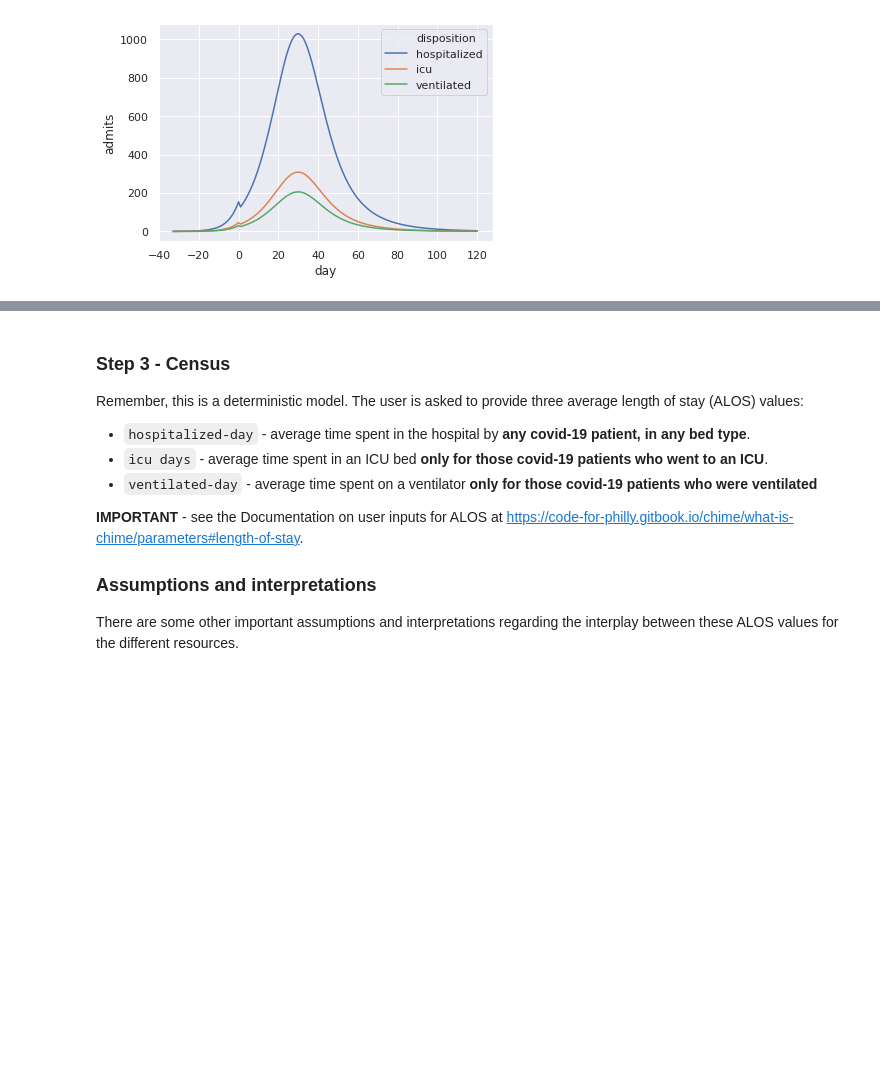
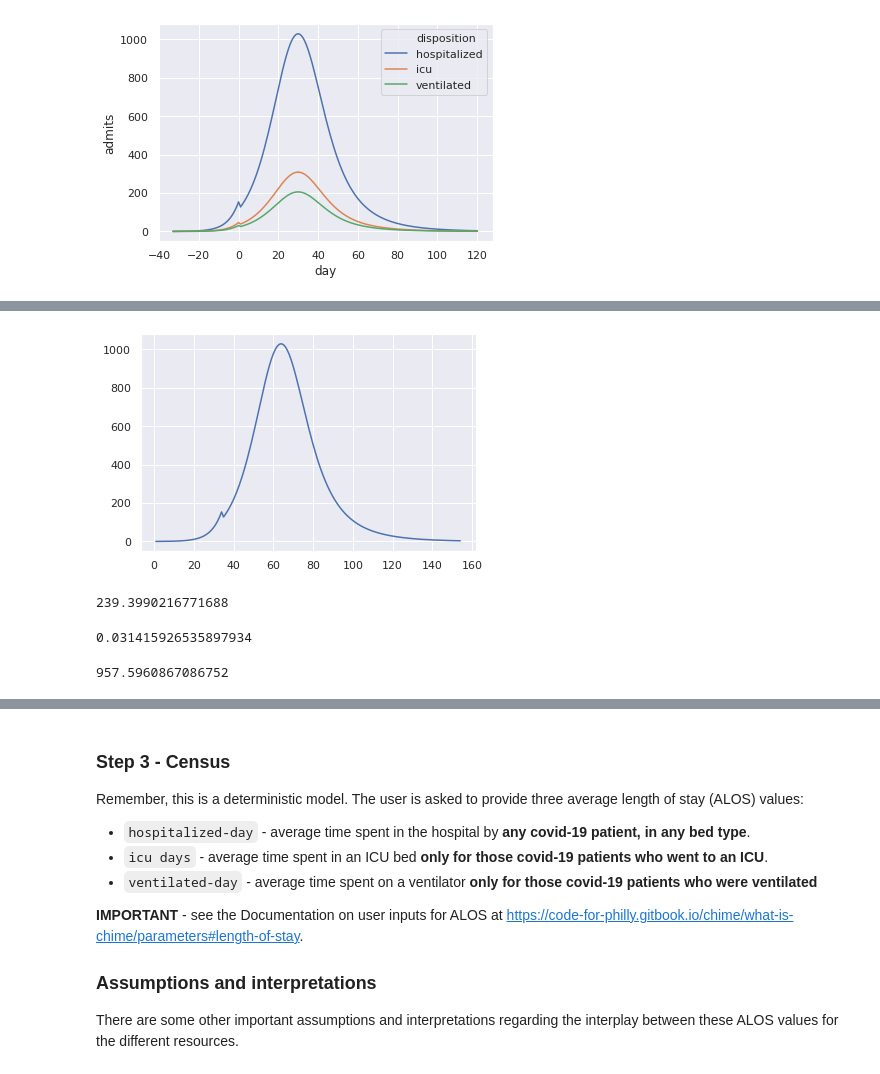
Before and after one commit to misken/c19, a Jupyter notebook: mychime/modeling/chime_flow_resources_p2.ipynb, the cells around one changed output, grey strips where cells are left out. Drawn from its saved outputs; the diff is of its cells as text; code cells hidden in the pictures; blank space fills up the shorter version.

```diff
--- a/mychime/modeling/chime_flow_resources_p2.ipynb
+++ b/mychime/modeling/chime_flow_resources_p2.ipynb
@@ -363,0 +158,3 @@ Well, that was easy. On to census.
+# %%
+hosp_admits = admits_df.loc[:, ['day', 'hospitalized']]
+hosp_admits.fillna(0, inplace=True)
@@ -363,0 +177,2 @@ Well, that was easy. On to census.
+# %%
+hosp_admits['rel_day'] = hosp_admits.index.values
@@ -363,0 +195,16 @@ Well, that was easy. On to census.
+# %%
+sns.lineplot(data=hosp_admits);
+# %% [output]
+[figure, added]
+# %%
+# Compute average arrival rate
+lambda_bar = hosp_admits['hospitalized'].mean()
+lambda_bar
+# %% [output]
+239.3990216771688
+# %%
+psi_cycle_len_guess = 200
+gamma_freq_guess = 2 * math.pi / psi_cycle_len_guess
+gamma_freq_guess
+# %% [output]
+0.031415926535897934
@@ -363,0 +214,5 @@ Well, that was easy. On to census.
+# %%
+beta_guess = lambda_bar * alpha_rel_amp_guess
+beta_guess
+# %% [output]
+957.5960867086752
```
Also changed, not shown: parts of 56 cells of this notebook, 1 other file.
